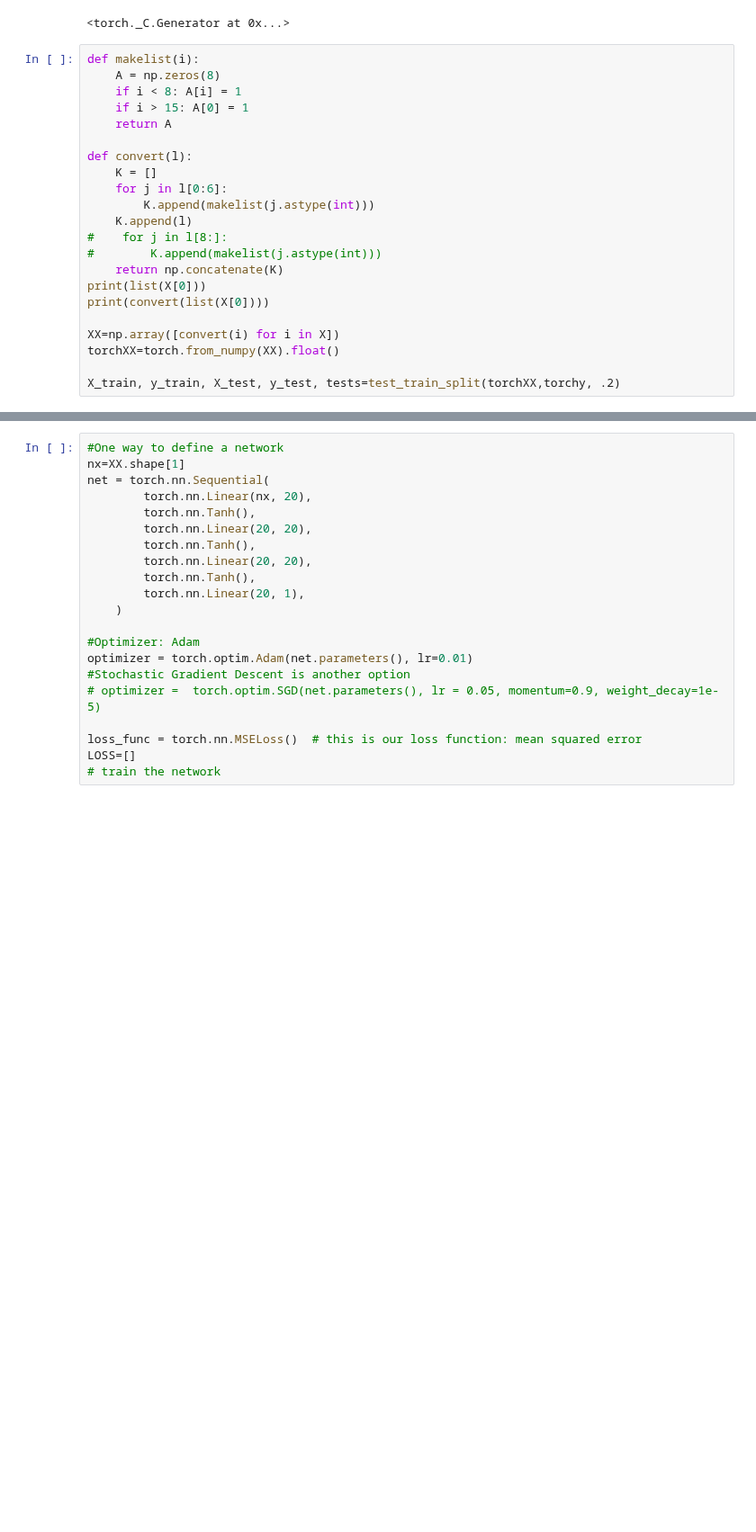
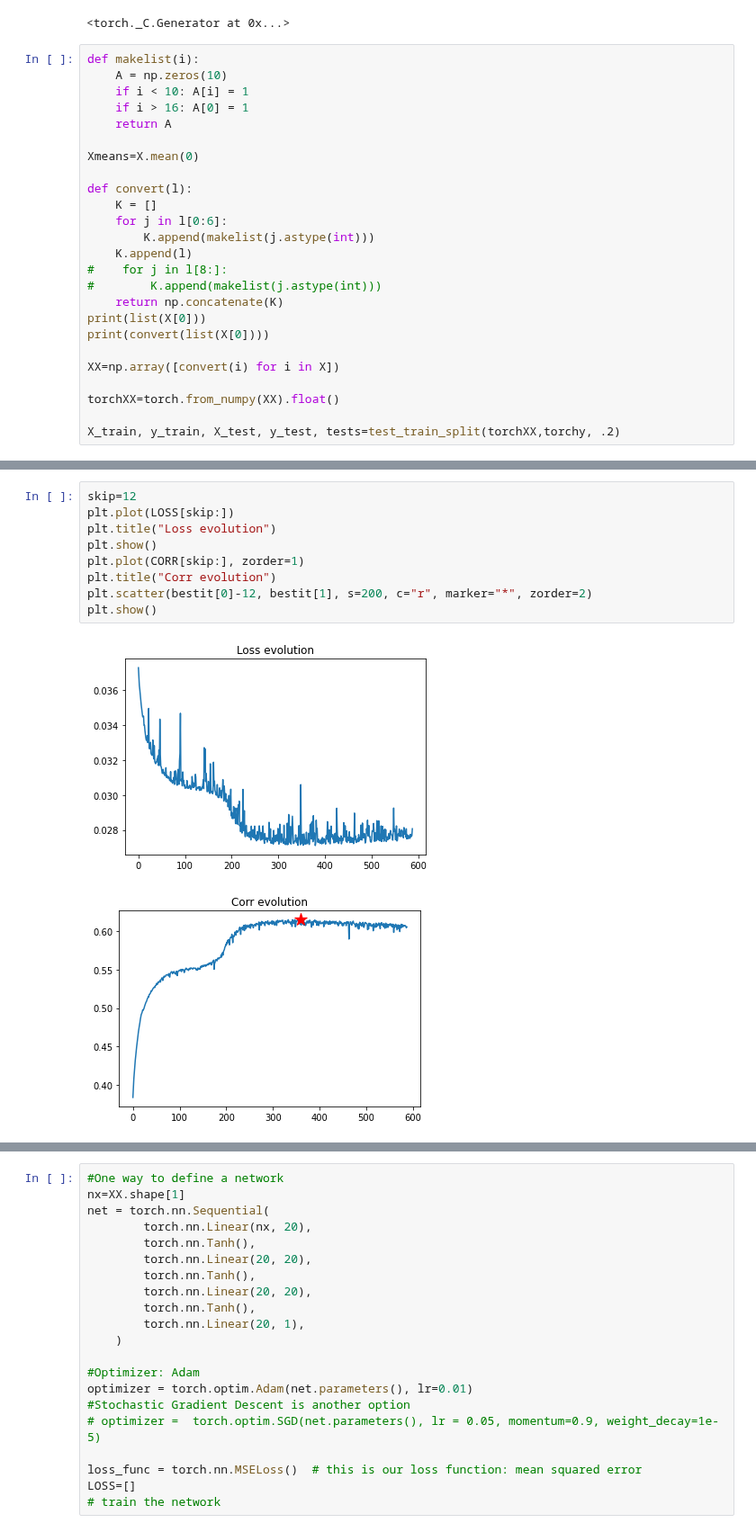
Before and after one commit to Simone7monaco/PatchyParticles, a Jupyter notebook: MULTI_OrderParameters.ipynb, the cells around one changed output, grey strips where cells are left out. Shown at 90% size. Cells and saved outputs as stored; diff of their text form; blank space fills up the shorter version.

```diff
--- a/MULTI_OrderParameters.ipynb
+++ b/MULTI_OrderParameters.ipynb
@@ -372,10 +402,12 @@ torch.manual_seed(1)    # reproducible
 <torch._C.Generator at 0x...>
 # %%
 def makelist(i):
-    A = np.zeros(8)
-    if i < 8: A[i] = 1
-    if i > 15: A[0] = 1
+    A = np.zeros(10)
+    if i < 10: A[i] = 1
+    if i > 16: A[0] = 1
     return A
+
+Xmeans=X.mean(0)
 
 def convert(l):
     K = []
@@ -389,6 +421,7 @@ print(list(X[0]))
 print(convert(list(X[0])))
 
 XX=np.array([convert(i) for i in X])
+
 torchXX=torch.from_numpy(XX).float()
 
 X_train, y_train, X_test, y_test, tests=test_train_split(torchXX,torchy, .2)
@@ -400,0 +548,12 @@ X_train, y_train, X_test, y_test, tests=test_train_split(torchXX,torchy, .2)
+# %%
+skip=12
+plt.plot(LOSS[skip:])
+plt.title("Loss evolution")
+plt.show()
+plt.plot(CORR[skip:], zorder=1)
+plt.title("Corr evolution")
+plt.scatter(bestit[0]-12, bestit[1], s=200, c="r", marker="*", zorder=2)
+plt.show()
+# %% [output]
+[figure, added]
+[figure, added]
```
Also changed, not shown: parts of 34 cells of this notebook.
